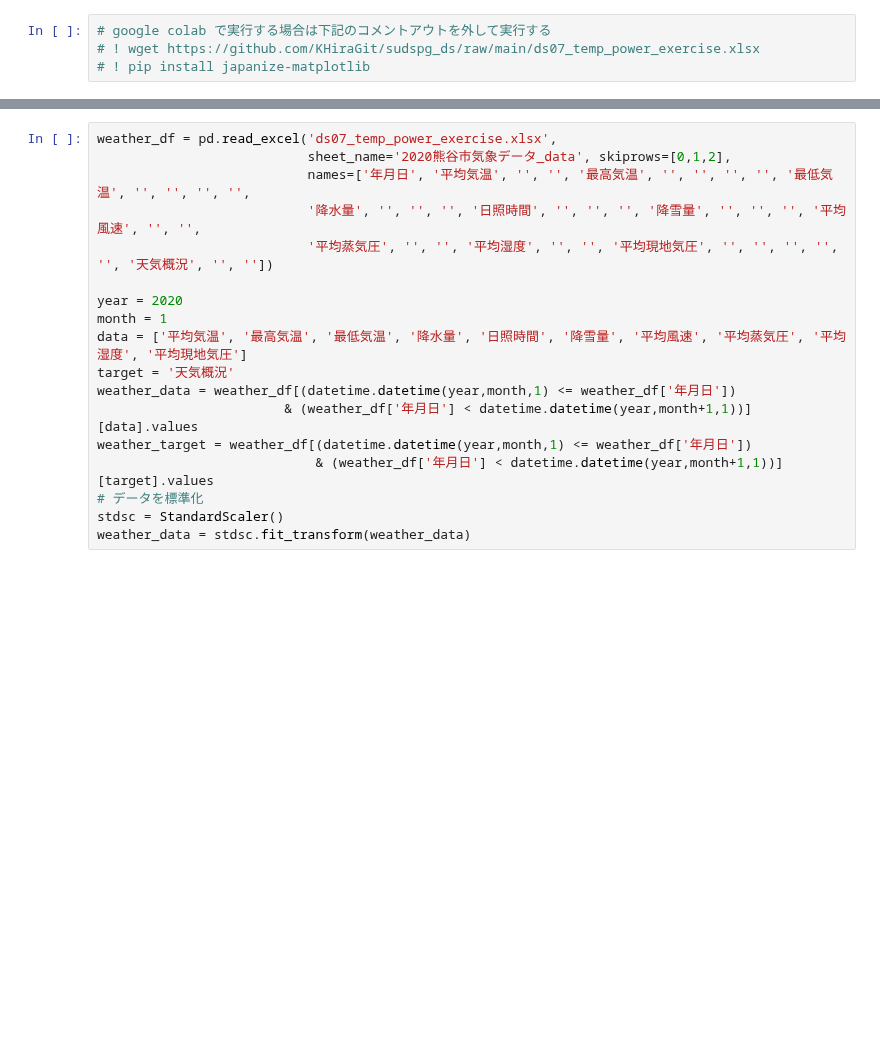
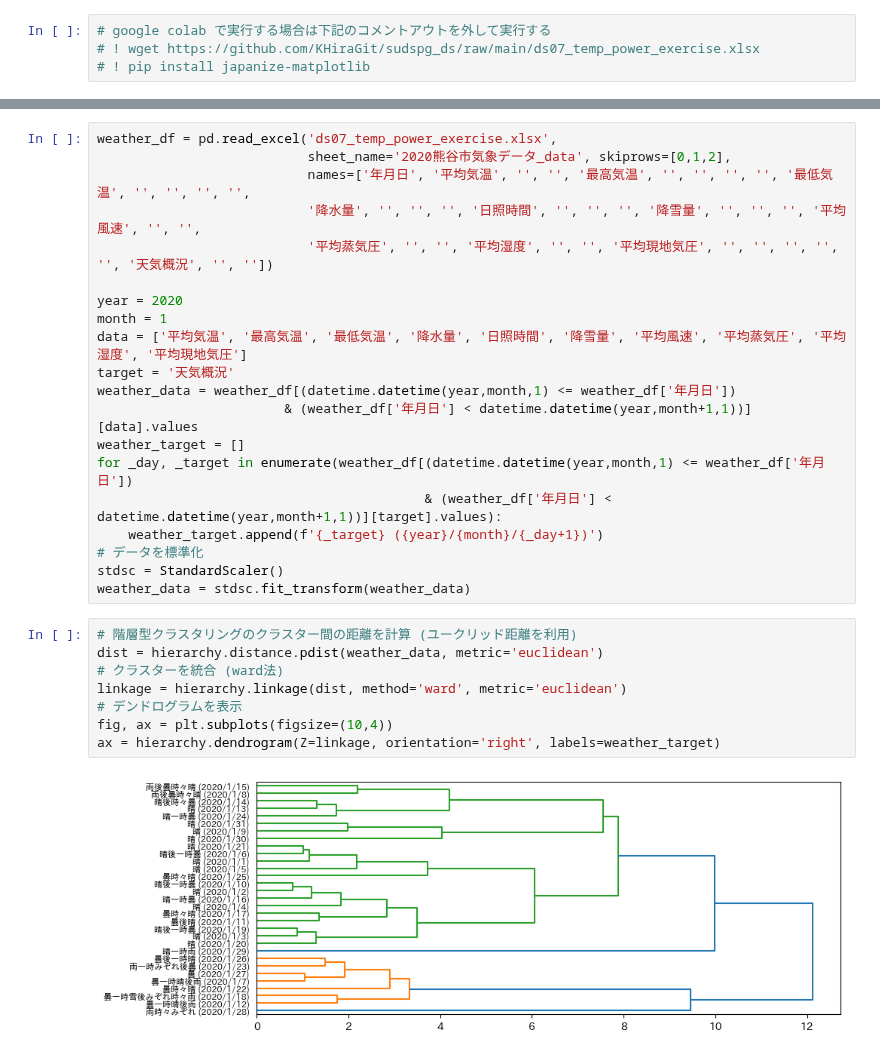
Before and after one commit to KHiraGit/sudspg_ds, a Jupyter notebook: ds12_weather_exercise.ipynb, the cells around one changed output, grey strips where cells are left out. Saved outputs shown, nothing was run; the diff lists cells and outputs as text; blank space fills up the shorter version.

```diff
--- a/ds12_weather_exercise.ipynb
+++ b/ds12_weather_exercise.ipynb
@@ -28,11 +43,23 @@ data = ['平均気温', '最高気温', '最低気温', '降水量', '日照時
 target = '天気概況'
 weather_data = weather_df[(datetime.datetime(year,month,1) <= weather_df['年月日'])
                         & (weather_df['年月日'] < datetime.datetime(year,month+1,1))][data].values
-weather_target = weather_df[(datetime.datetime(year,month,1) <= weather_df['年月日'])
-                            & (weather_df['年月日'] < datetime.datetime(year,month+1,1))][target].values
+weather_target = []
+for _day, _target in enumerate(weather_df[(datetime.datetime(year,month,1) <= weather_df['年月日'])
+                                          & (weather_df['年月日'] < datetime.datetime(year,month+1,1))][target].values):
+    weather_target.append(f'{_target} ({year}/{month}/{_day+1})')
 # データを標準化
 stdsc = StandardScaler()
 weather_data = stdsc.fit_transform(weather_data)
+# %%
+# 階層型クラスタリングのクラスター間の距離を計算 (ユークリッド距離を利用)
+dist = hierarchy.distance.pdist(weather_data, metric='euclidean')
+# クラスターを統合 (ward法)
+linkage = hierarchy.linkage(dist, method='ward', metric='euclidean')
+# デンドログラムを表示
+fig, ax = plt.subplots(figsize=(10,4))
+ax = hierarchy.dendrogram(Z=linkage, orientation='right', labels=weather_target)
+# %% [output]
+[figure, added]
 # %%
 # クラスタ数を決定するために距離の総計を確認
 distortions = []
```
Also changed, not shown: parts of 5 cells of this notebook, 2 other files.
